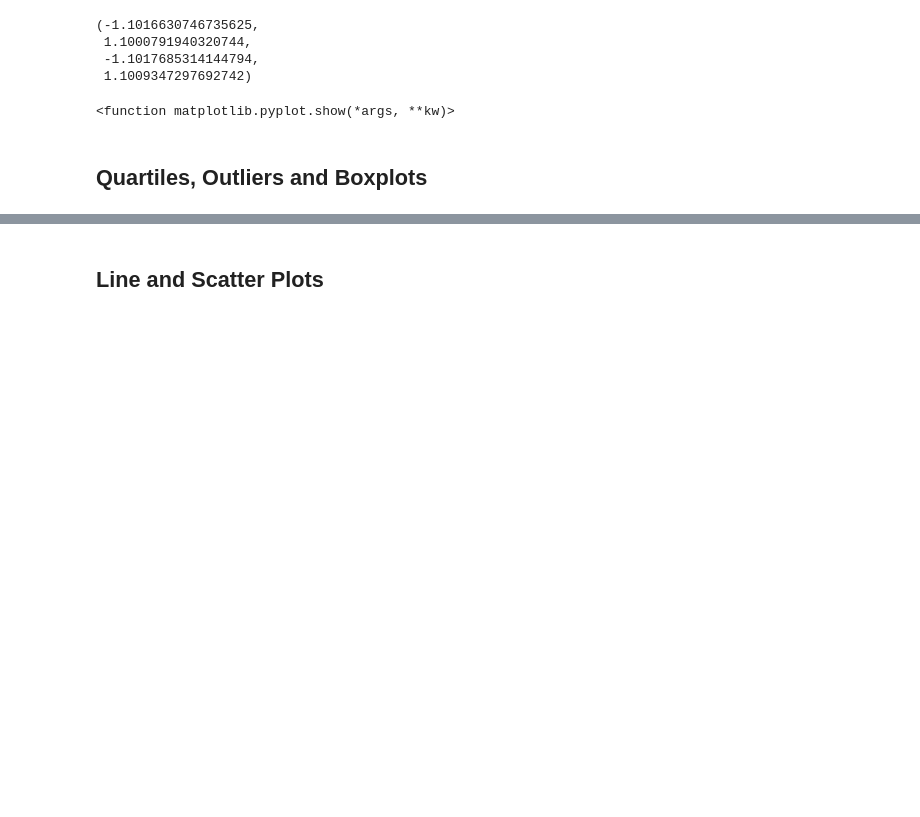
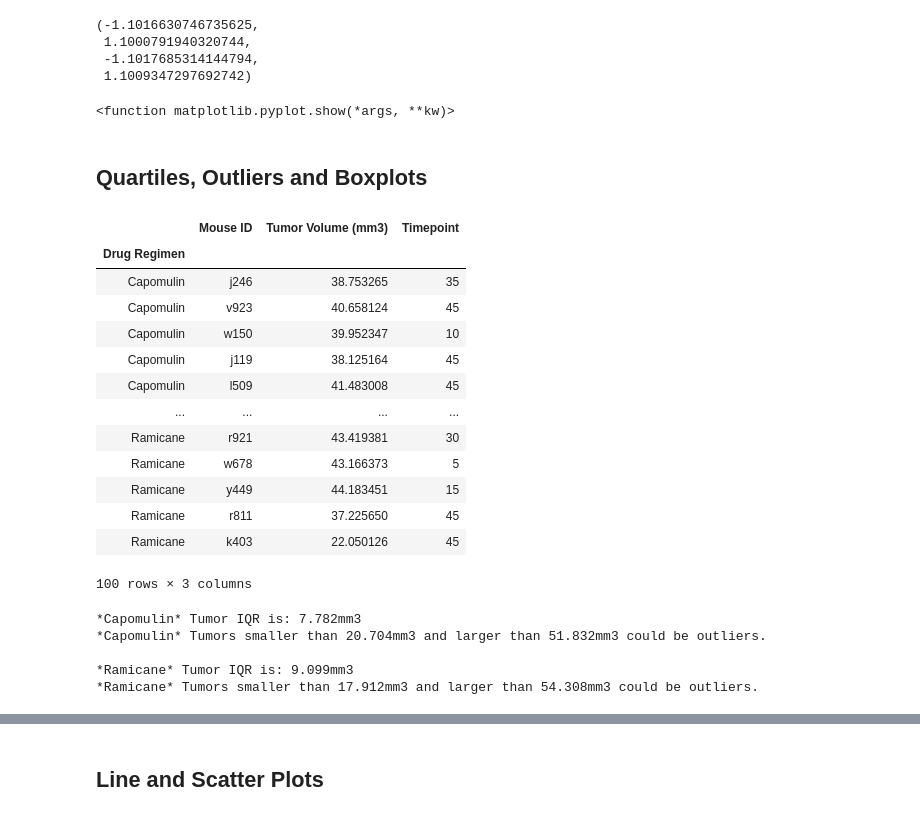
Before and after one commit to mfm5105/matplotlib-challenge, a Jupyter notebook: pymaceuticals_starter.ipynb, the cells around one changed output, grey strips where cells are left out. Saved outputs shown, nothing was run; the diff lists cells and outputs as text; code cells hidden in the pictures; blank space fills up the shorter version.

```diff
--- a/pymaceuticals_starter.ipynb
+++ b/pymaceuticals_starter.ipynb
@@ -394,0 +403,64 @@ plt.show
+# %%
+# Calculate the final tumor volume of each mouse across four of the most promising treatment regimens.
+
+# Retrieving columns
+tumor_data = cleaned_df[["Drug Regimen", "Mouse ID", "Tumor Volume (mm3)",  "Timepoint"]]
+
+# set index
+tumor_data = tumor_data.set_index(["Drug Regimen"])
+
+# drop drugs that are not in the top 4
+drop_drugs = tumor_data.drop(['Placebo', 'Stelasyn', 'Zoniferol', 'Ketapril', 'Propriva', 'Naftisol'])
+
+#finding the last mouse
+last = drop_drugs.groupby(["Mouse ID"]).tail(1)
+
+# sort by Drug Regimen
+last_df= last.sort_values(["Drug Regimen"], ascending=True)
+last_df
+# %% [output]
+|  | Mouse ID | Tumor Volume (mm3) | Timepoint |
+| Drug Regimen |  |  |  |
+| Capomulin | j246 | 38.753265 | 35 |
+| Capomulin | v923 | 40.658124 | 45 |
+| Capomulin | w150 | 39.952347 | 10 |
+| Capomulin | j119 | 38.125164 | 45 |
+| Capomulin | l509 | 41.483008 | 45 |
+| ... | ... | ... | ... |
+| Ramicane | r921 | 43.419381 | 30 |
+| Ramicane | w678 | 43.166373 | 5 |
+| Ramicane | y449 | 44.183451 | 15 |
+| Ramicane | r811 | 37.225650 | 45 |
+| Ramicane | k403 | 22.050126 | 45 |
+100 rows × 3 columns
+# %%
+# Calculate the IQR and quantitatively determine if there are any potential outliers.
+
+#Capomulin
+
+# finding the last mouse
+last_IQR = last_df[["Tumor Volume (mm3)"]]
+
+# create a dataframe for capomulin and create a tumor series for future use
+capomulin = last_IQR.loc[last_df.index == "Capomulin"]
+capomulin_tumor = capomulin["Tumor Volume (mm3)"]
+
+# calculations
+#Quartiles
+capomulin_quart = capomulin_tumor.quantile([.25,.75])
+lowerq = capomulin_quart[.25]
+upperq = capomulin_quart[.75]
+capomulin_IQR = round(upperq-lowerq,3)
+
+#outliers
+capomulin_low = round(lowerq - (1.5*capomulin_IQR), 3)
+capomulin_up = round(upperq + (1.5*capomulin_IQR),3)
+print(f"*Capomulin* Tumor IQR is: {capomulin_IQR}mm3")
+print(f"*Capomulin* Tumors smaller than {capomulin_low}mm3 and larger than {capomulin_up}mm3 could be outliers.")
+print()
+# %% [output]
+*Capomulin* Tumor IQR is: 7.782mm3
+*Capomulin* Tumors smaller than 20.704mm3 and larger than 51.832mm3 could be outliers.
+
+*Ramicane* Tumor IQR is: 9.099mm3
+*Ramicane* Tumors smaller than 17.912mm3 and larger than 54.308mm3 could be outliers.
```
Also changed, not shown: parts of 16 cells of this notebook, 1 other file.
